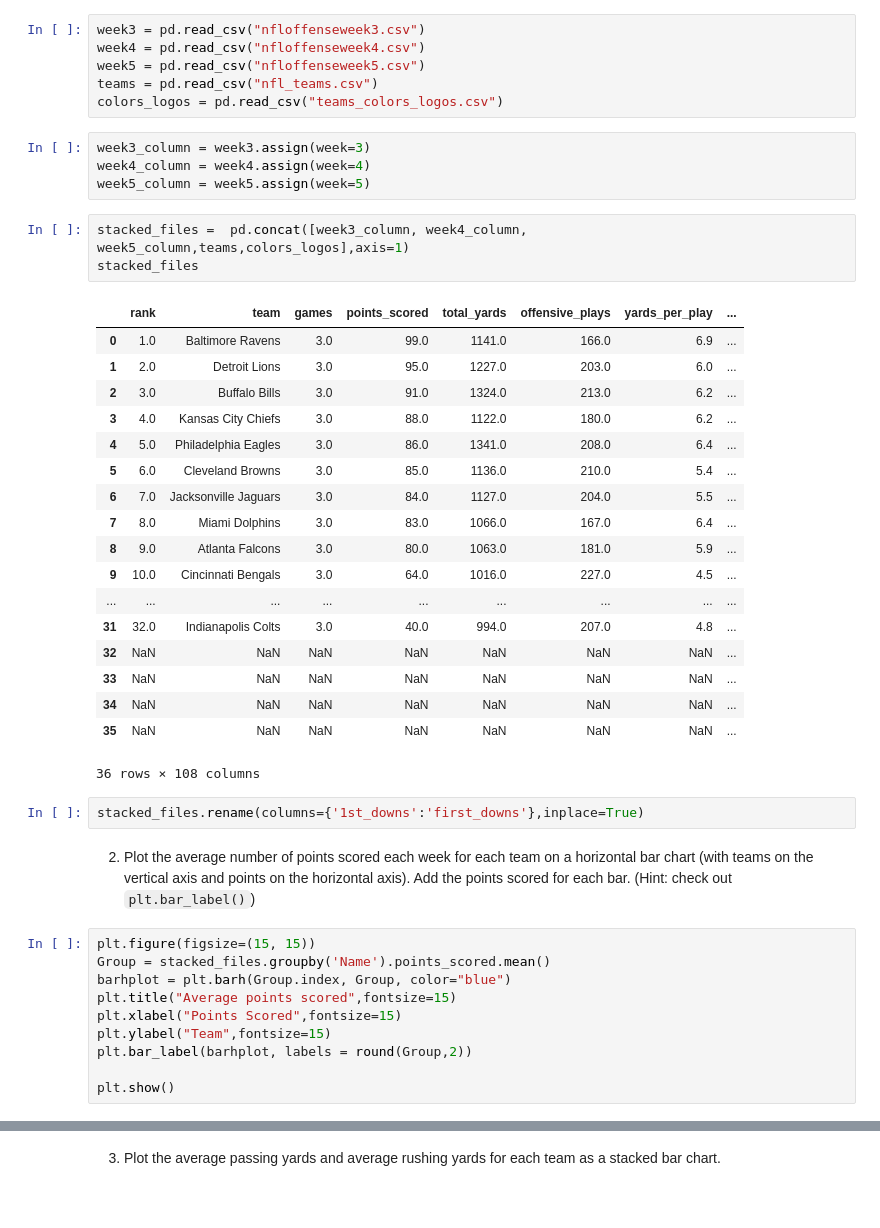
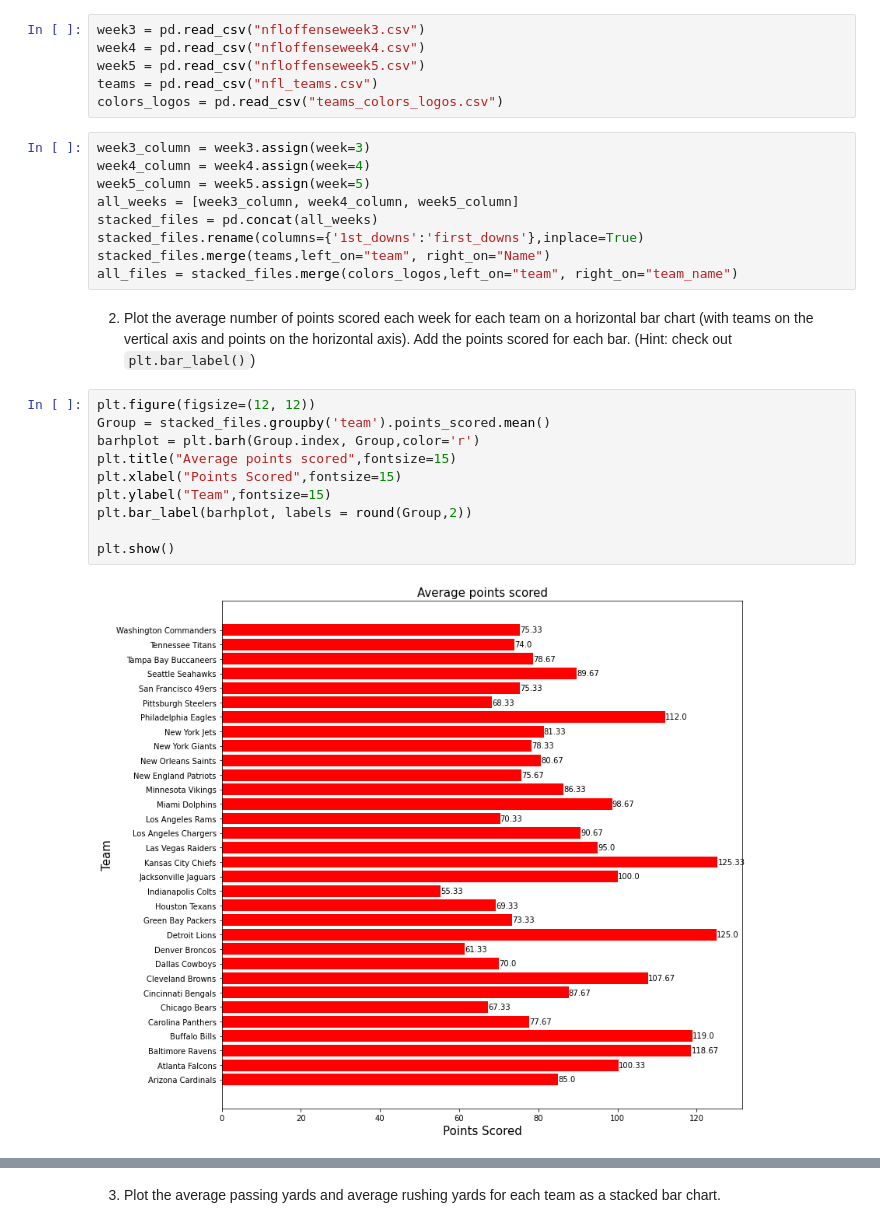
Before and after one commit to SheltonBlackwell/cis277-fa22-Lab5, a Jupyter notebook: Lab5.ipynb, the cells around one changed output, grey strips where cells are left out. Saved outputs shown, nothing was run; the diff lists cells and outputs as text; blank space fills up the shorter version.

```diff
--- a/Lab5.ipynb
+++ b/Lab5.ipynb
@@ -19,39 +17,22 @@ colors_logos = pd.read_csv("teams_colors_logos.csv")
 week3_column = week3.assign(week=3)
 week4_column = week4.assign(week=4)
 week5_column = week5.assign(week=5)
+all_weeks = [week3_column, week4_column, week5_column]
+stacked_files = pd.concat(all_weeks)
+stacked_files.rename(columns={'1st_downs':'first_downs'},inplace=True)
+stacked_files.merge(teams,left_on="team", right_on="Name")
+all_files = stacked_files.merge(colors_logos,left_on="team", right_on="team_name")
-# %%
-stacked_files =  pd.concat([week3_column, week4_column, week5_column,teams,colors_logos],axis=1)
-stacked_files
-# %% [output]
-|  | rank | team | games | points_scored | total_yards | offensive_plays | yards_per_play | ... |
-| 0 | 1.0 | Baltimore Ravens | 3.0 | 99.0 | 1141.0 | 166.0 | 6.9 | ... |
-| 1 | 2.0 | Detroit Lions | 3.0 | 95.0 | 1227.0 | 203.0 | 6.0 | ... |
-| 2 | 3.0 | Buffalo Bills | 3.0 | 91.0 | 1324.0 | 213.0 | 6.2 | ... |
-| 3 | 4.0 | Kansas City Chiefs | 3.0 | 88.0 | 1122.0 | 180.0 | 6.2 | ... |
-| 4 | 5.0 | Philadelphia Eagles | 3.0 | 86.0 | 1341.0 | 208.0 | 6.4 | ... |
-| 5 | 6.0 | Cleveland Browns | 3.0 | 85.0 | 1136.0 | 210.0 | 5.4 | ... |
-| 6 | 7.0 | Jacksonville Jaguars | 3.0 | 84.0 | 1127.0 | 204.0 | 5.5 | ... |
-| 7 | 8.0 | Miami Dolphins | 3.0 | 83.0 | 1066.0 | 167.0 | 6.4 | ... |
-| 8 | 9.0 | Atlanta Falcons | 3.0 | 80.0 | 1063.0 | 181.0 | 5.9 | ... |
-| 9 | 10.0 | Cincinnati Bengals | 3.0 | 64.0 | 1016.0 | 227.0 | 4.5 | ... |
-| ... | ... | ... | ... | ... | ... | ... | ... | ... |
-| 31 | 32.0 | Indianapolis Colts | 3.0 | 40.0 | 994.0 | 207.0 | 4.8 | ... |
-| 32 | NaN | NaN | NaN | NaN | NaN | NaN | NaN | ... |
-| 33 | NaN | NaN | NaN | NaN | NaN | NaN | NaN | ... |
-| 34 | NaN | NaN | NaN | NaN | NaN | NaN | NaN | ... |
-| 35 | NaN | NaN | NaN | NaN | NaN | NaN | NaN | ... |
-36 rows × 108 columns
-# %%
-stacked_files.rename(columns={'1st_downs':'first_downs'},inplace=True)
 # %% [markdown]
 2. Plot the average number of points scored each week for each team on a horizontal bar chart (with teams on the vertical axis and points on the horizontal axis). Add the points scored for each bar. (Hint: check out `plt.bar_label()`)
 # %%
-plt.figure(figsize=(15, 15))
-Group = stacked_files.groupby('Name').points_scored.mean()
-barhplot = plt.barh(Group.index, Group, color="blue")
+plt.figure(figsize=(12, 12))
+Group = stacked_files.groupby('team').points_scored.mean()
+barhplot = plt.barh(Group.index, Group,color='r')
 plt.title("Average points scored",fontsize=15)
 plt.xlabel("Points Scored",fontsize=15)
 plt.ylabel("Team",fontsize=15)
 plt.bar_label(barhplot, labels = round(Group,2))
 
 plt.show()
+# %% [output]
+[figure, added]
```
Also changed, not shown: parts of 22 cells of this notebook, 1 other file.
